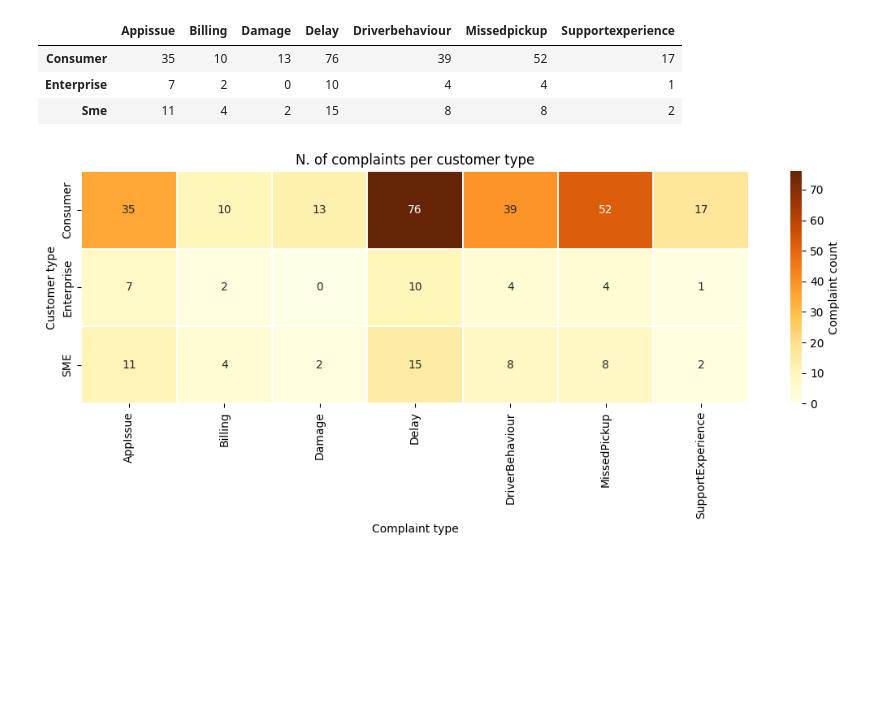
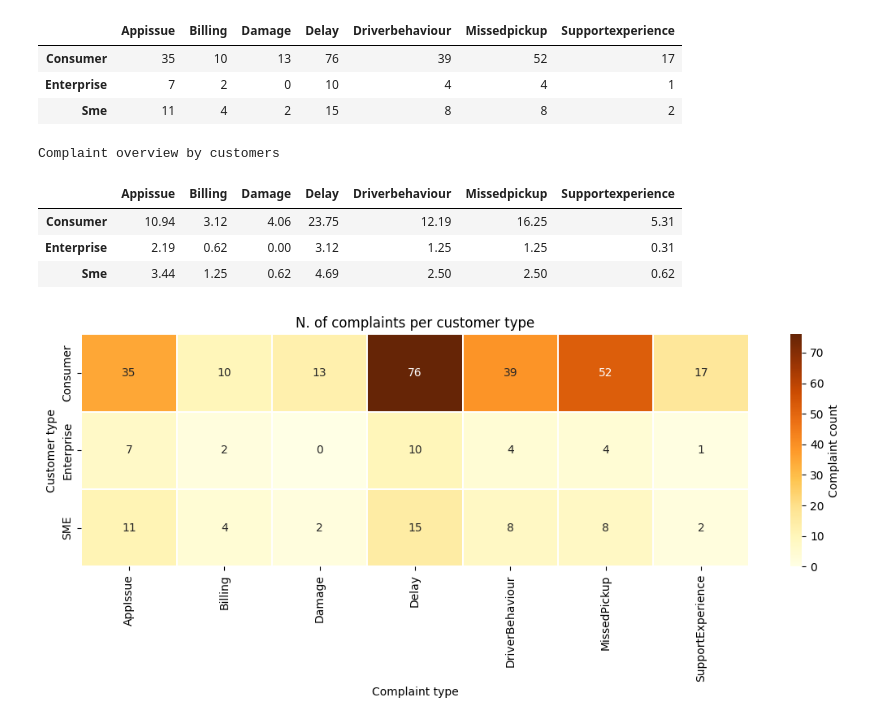
Before and after one commit to hobbsandbobs-dotcom/Analytics-Coursework, a Jupyter notebook: 2_Python_Analytics.ipynb, the cells around one changed output. Cells and saved outputs as stored; diff of their text form; code cells hidden in the pictures; blank space fills up the shorter version.

```diff
--- a/2_Python_Analytics.ipynb
+++ b/2_Python_Analytics.ipynb
@@ -1158,6 +1158,29 @@ Complaint Counts by Customer Type
 | Consumer | 35 | 10 | 13 | 76 | 39 | 52 | 17 |
 | Enterprise | 7 | 2 | 0 | 10 | 4 | 4 | 1 |
 | Sme | 11 | 4 | 2 | 15 | 8 | 8 | 2 |
+# %%
+complaints_amount = (
+    complaints_and_customers_df
+    .groupby(["customer_type", "complaint_type"])
+    .size()
+    .unstack(fill_value=0)
+)
+
+complaints_amount_percentage = (
+    complaints_amount /
+    complaints_amount.values.sum() * 100
+).round(2)
+
+table_formatting(
+    complaints_amount_percentage,
+    "Complaint overview by customers"
+)
+# %% [output]
+Complaint overview by customers
+|  | Appissue | Billing | Damage | Delay | Driverbehaviour | Missedpickup | Supportexperience |
+| Consumer | 10.94 | 3.12 | 4.06 | 23.75 | 12.19 | 16.25 | 5.31 |
+| Enterprise | 2.19 | 0.62 | 0.00 | 3.12 | 1.25 | 1.25 | 0.31 |
+| Sme | 3.44 | 1.25 | 0.62 | 4.69 | 2.50 | 2.50 | 0.62 |
 # %%
 
 count_df = complaint_amount.copy()
```
